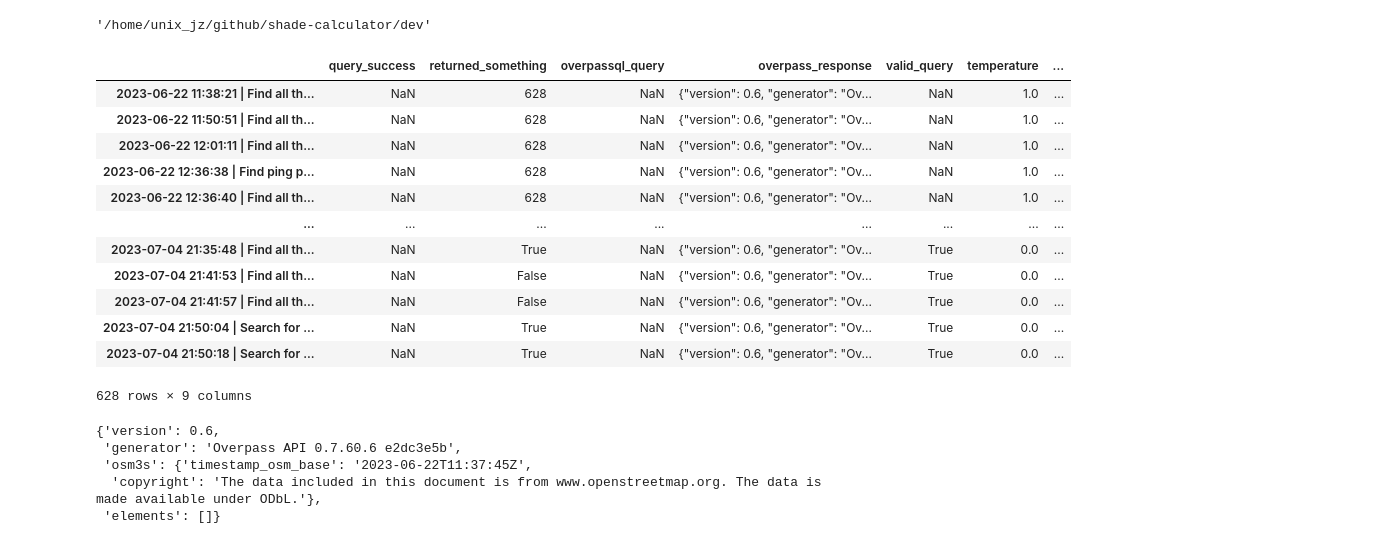
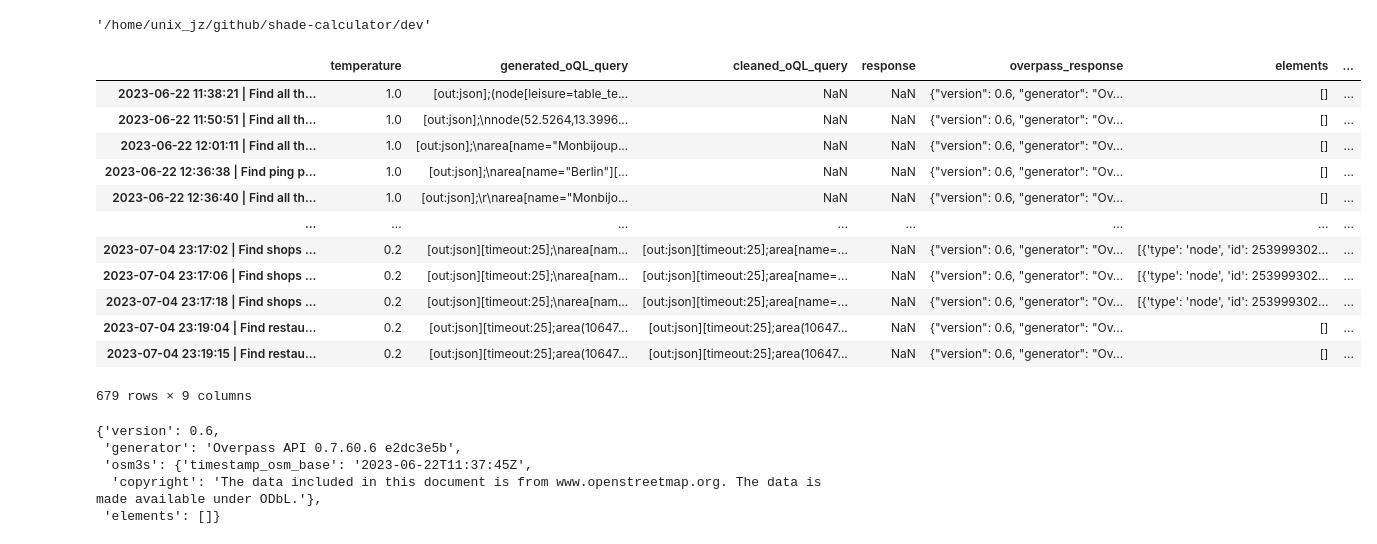
Before and after one commit to JustinZarb/natural_maps, a Jupyter notebook: dev/analyze_overpass_queries.ipynb, the cells around one changed output. Saved outputs shown, nothing was run; the diff lists cells and outputs as text; code cells hidden in the pictures.

Commit message:
cleaned logs, need to visualize

```diff
--- a/dev/analyze_overpass_queries.ipynb
+++ b/dev/analyze_overpass_queries.ipynb
@@ -8,33 +8,35 @@ os.getcwd()
 # %%
 log_path = "../../../naturalmaps_logs/overpass_query_log.json"
 # Read the JSON data into a Pandas DataFrame
 df = pd.read_json(log_path)
 expanded_df = pd.json_normalize(df.T['log'])
 log = expanded_df.set_index(df.columns)
 log = log.dropna(how="all")
 log['elements'] = log['overpass_response'].apply(lambda x: json.loads(x)["elements"] if isinstance(x, str) and "elements" in json.loads(x) else None)
-log["returned_something1"] = len(log["elements"])
-log["returned_something"].fillna(log["returned_something1"], inplace=True)
+log['elements'].fillna(log['response'].apply(lambda x: json.loads(x)["elements"] if isinstance(x, str) and "elements" in json.loads(x) else None), inplace=True)
+
+log["returned_something"].fillna(log["elements"].apply(lambda x: (True if x and (len(x)>0) else False)), inplace=True)
 log["overpass_response"].fillna(log["response"], inplace=True)
 log["generated_oQL_query"].fillna(log["query"], inplace=True)
-
-log.drop(["response", "query", "returned_something1"], axis=1, inplace=True)
+log["valid_query"].fillna(log["overpass_response"].apply(lambda x: (True if x and ("version") else False)), inplace=True)
 log["temperature"].fillna(1, inplace=True)
+log.drop(["response", "query", "query_success"], axis=1, inplace=True)
+log = log.reindex(columns= ["temperature", "generated_oQL_query", "cleaned_oQL_query", "response", "overpass_response", "elements", "valid_query", "returned_something", "query_success"])
 log
 # %% [output]
-|  | query_success | returned_something | overpassql_query | overpass_response | valid_query | temperature | ... |
-| 2023-06-22 11:38:21 | Find all th... | NaN | 628 | NaN | {"version": 0.6, "generator": "Ov... | NaN | 1.0 | ... |
-| 2023-06-22 11:50:51 | Find all th... | NaN | 628 | NaN | {"version": 0.6, "generator": "Ov... | NaN | 1.0 | ... |
-| 2023-06-22 12:01:11 | Find all th... | NaN | 628 | NaN | {"version": 0.6, "generator": "Ov... | NaN | 1.0 | ... |
-| 2023-06-22 12:36:38 | Find ping p... | NaN | 628 | NaN | {"version": 0.6, "generator": "Ov... | NaN | 1.0 | ... |
-| 2023-06-22 12:36:40 | Find all th... | NaN | 628 | NaN | {"version": 0.6, "generator": "Ov... | NaN | 1.0 | ... |
+|  | temperature | generated_oQL_query | cleaned_oQL_query | response | overpass_response | elements | ... |
+| 2023-06-22 11:38:21 | Find all th... | 1.0 | [out:json];(node[leisure=table_te... | NaN | NaN | {"version": 0.6, "generator": "Ov... | [] | ... |
+| 2023-06-22 11:50:51 | Find all th... | 1.0 | [out:json];\nnode(52.5264,13.3996... | NaN | NaN | {"version": 0.6, "generator": "Ov... | [] | ... |
+| 2023-06-22 12:01:11 | Find all th... | 1.0 | [out:json];\narea[name="Monbijoup... | NaN | NaN | {"version": 0.6, "generator": "Ov... | [] | ... |
+| 2023-06-22 12:36:38 | Find ping p... | 1.0 | [out:json];\narea[name="Berlin"][... | NaN | NaN | {"version": 0.6, "generator": "Ov... | [] | ... |
+| 2023-06-22 12:36:40 | Find all th... | 1.0 | [out:json];\r\narea[name="Monbijo... | NaN | NaN | {"version": 0.6, "generator": "Ov... | [] | ... |
 | ... | ... | ... | ... | ... | ... | ... | ... |
-| 2023-07-04 21:35:48 | Find all th... | NaN | True | NaN | {"version": 0.6, "generator": "Ov... | True | 0.0 | ... |
-| 2023-07-04 21:41:53 | Find all th... | NaN | False | NaN | {"version": 0.6, "generator": "Ov... | True | 0.0 | ... |
-| 2023-07-04 21:41:57 | Find all th... | NaN | False | NaN | {"version": 0.6, "generator": "Ov... | True | 0.0 | ... |
-| 2023-07-04 21:50:04 | Search for ... | NaN | True | NaN | {"version": 0.6, "generator": "Ov... | True | 0.0 | ... |
-| 2023-07-04 21:50:18 | Search for ... | NaN | True | NaN | {"version": 0.6, "generator": "Ov... | True | 0.0 | ... |
+| 2023-07-04 23:17:02 | Find shops ... | 0.2 | [out:json][timeout:25];\narea[nam... | [out:json][timeout:25];area[name=... | NaN | {"version": 0.6, "generator": "Ov... | [{'type': 'node', 'id': 253999302... | ... |
+| 2023-07-04 23:17:06 | Find shops ... | 0.2 | [out:json][timeout:25];\narea[nam... | [out:json][timeout:25];area[name=... | NaN | {"version": 0.6, "generator": "Ov... | [{'type': 'node', 'id': 253999302... | ... |
+| 2023-07-04 23:17:18 | Find shops ... | 0.2 | [out:json][timeout:25];\narea[nam... | [out:json][timeout:25];area[name=... | NaN | {"version": 0.6, "generator": "Ov... | [{'type': 'node', 'id': 253999302... | ... |
+| 2023-07-04 23:19:04 | Find restau... | 0.2 | [out:json][timeout:25];area(10647... | [out:json][timeout:25];area(10647... | NaN | {"version": 0.6, "generator": "Ov... | [] | ... |
+| 2023-07-04 23:19:15 | Find restau... | 0.2 | [out:json][timeout:25];area(10647... | [out:json][timeout:25];area(10647... | NaN | {"version": 0.6, "generator": "Ov... | [] | ... |
-628 rows × 9 columns
+679 rows × 9 columns
 # %%
 json.loads("{\"version\": 0.6, \"generator\": \"Overpass API 0.7.60.6 e2dc3e5b\", \"osm3s\": {\"timestamp_osm_base\": \"2023-06-22T11:37:45Z\", \"copyright\": \"The data included in this document is from www.openstreetmap.org. The data is made available under ODbL.\"}, \"elements\": []}")
 # %% [output]
```
Also changed, not shown: 1 other file.
